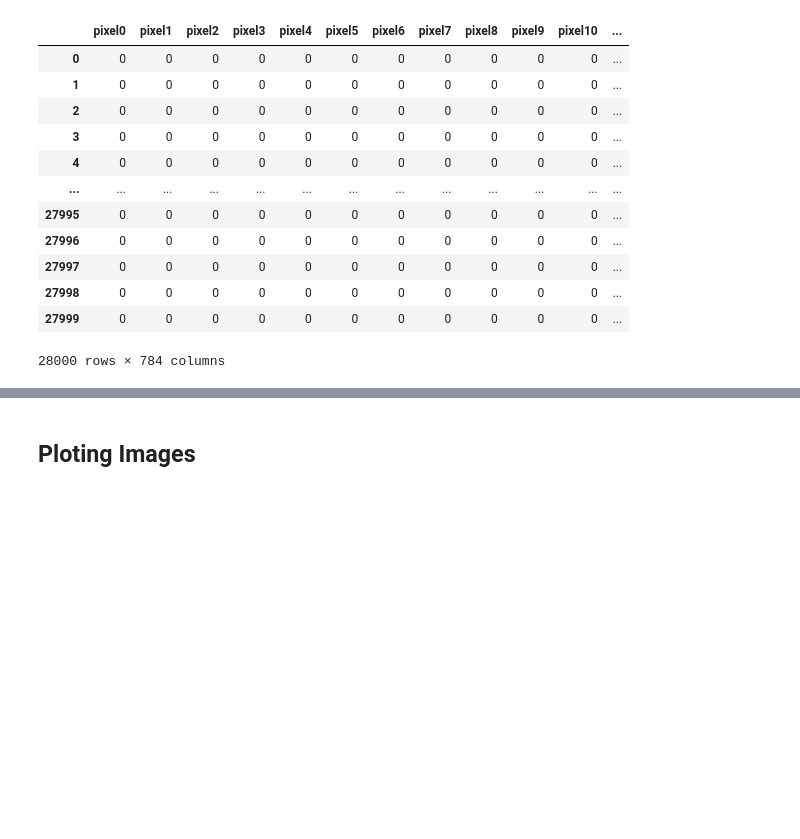
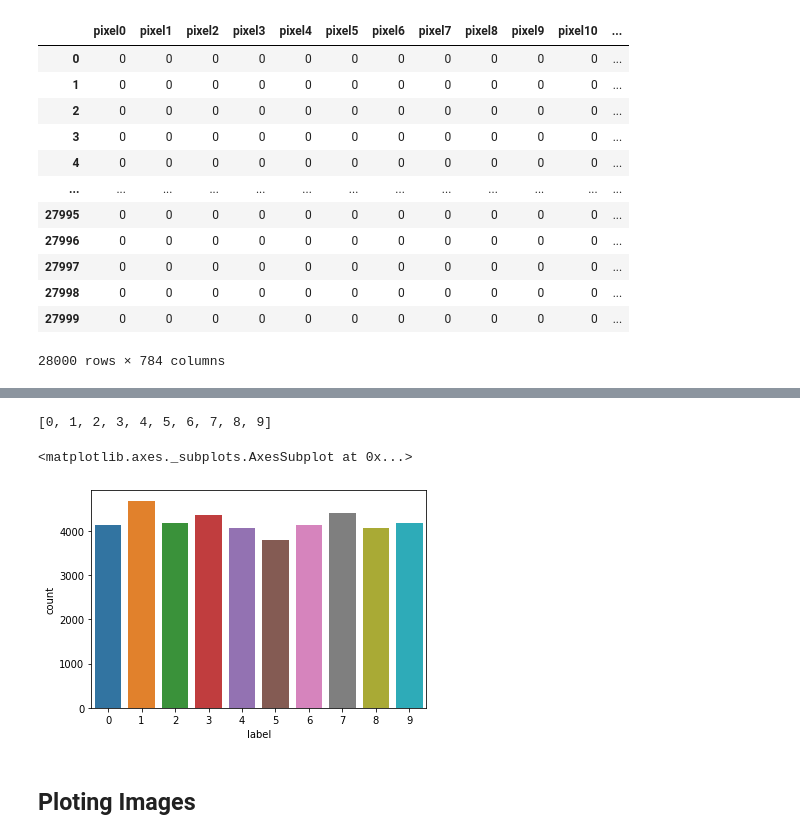
Before and after one commit to lagos-a1/Assignment-1-CNN, a Jupyter notebook: Untitled14.ipynb, the cells around one changed output, grey strips where cells are left out. Saved outputs shown, nothing was run; the diff lists cells and outputs as text; code cells hidden in the pictures; blank space fills up the shorter version.

```diff
--- a/Untitled14.ipynb
+++ b/Untitled14.ipynb
@@ -77,3 +167,15 @@ test_Data.shape
+# %%
+# Label presented in the data:
+Labels = list(np.sort(train_Data['label'].unique()))
+print (Labels)
+# %% [output]
+[0, 1, 2, 3, 4, 5, 6, 7, 8, 9]
+# %%
+#Ploting the number of digits in the data set:
+sns.countplot(train_Data["label"])
+# %% [output]
+<matplotlib.axes._subplots.AxesSubplot at 0x...>
+[figure, added]
 # %% [markdown]
 ## **Ploting Images**
 # %%
```
Also changed, not shown: parts of 20 cells of this notebook.
